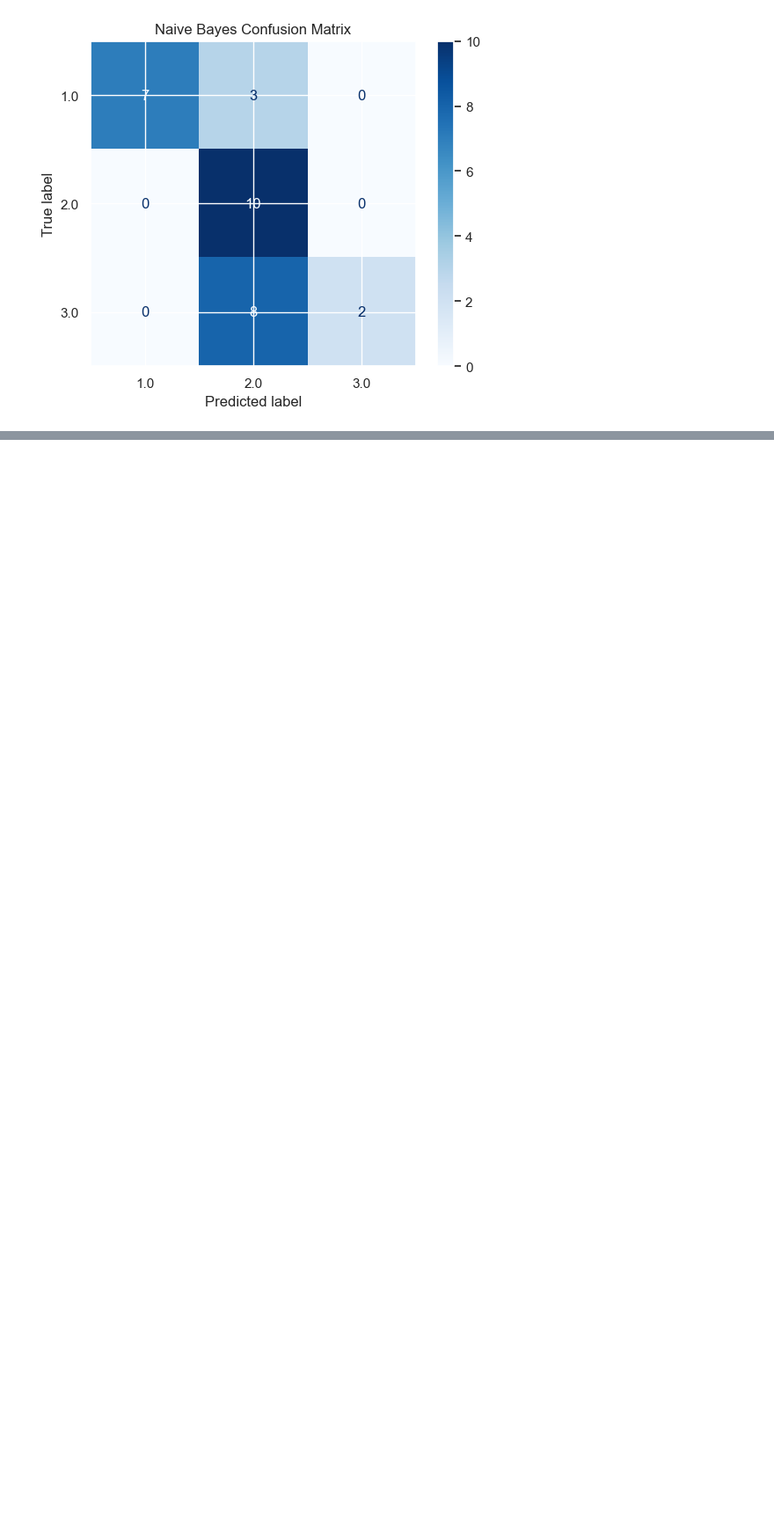
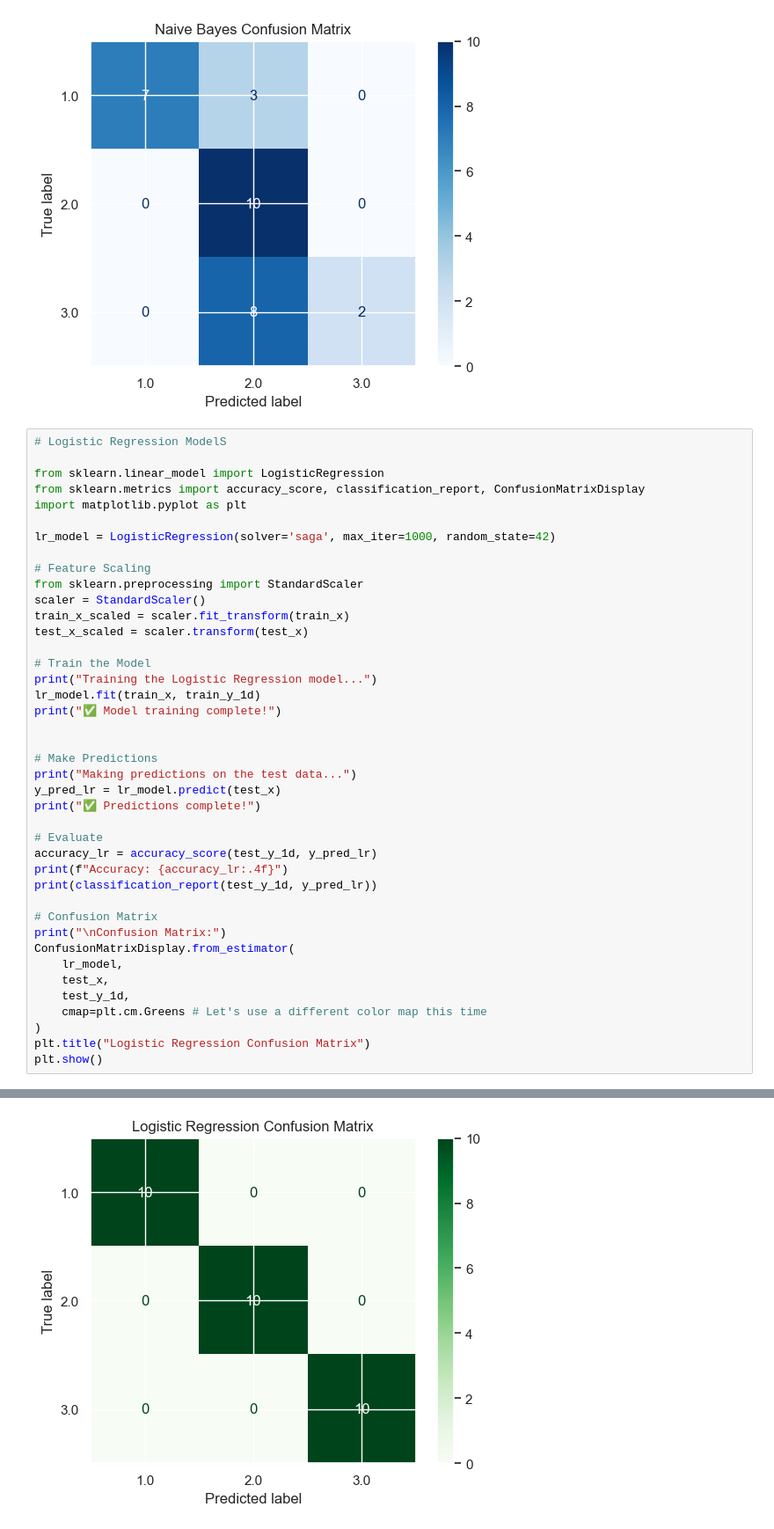
Before and after one commit to miaMAYUE/digi_rec_proj, a Jupyter notebook: test.ipynb, the cells around one changed output, grey strips where cells are left out. Shown: that part at 88% size. Cells and saved outputs as stored; diff of their text form; blank space fills up the shorter version.

```diff
--- a/test.ipynb
+++ b/test.ipynb
@@ -282,3 +282,45 @@ weighted avg       0.83      0.63      0.60        30
 
 Confusion Matrix:
 [figure]
+# %%
+# Logistic Regression ModelS
+
+from sklearn.linear_model import LogisticRegression
+from sklearn.metrics import accuracy_score, classification_report, ConfusionMatrixDisplay
+import matplotlib.pyplot as plt
+
+lr_model = LogisticRegression(solver='saga', max_iter=1000, random_state=42)
+
+# Feature Scaling
+from sklearn.preprocessing import StandardScaler
+scaler = StandardScaler()
+train_x_scaled = scaler.fit_transform(train_x)
+test_x_scaled = scaler.transform(test_x)
+
+# Train the Model
+print("Training the Logistic Regression model...")
+lr_model.fit(train_x, train_y_1d)
+print("✅ Model training complete!")
+
+
+# Make Predictions
+print("Making predictions on the test data...")
+y_pred_lr = lr_model.predict(test_x)
+print("✅ Predictions complete!")
+
+# Evaluate
+accuracy_lr = accuracy_score(test_y_1d, y_pred_lr)
+print(f"Accuracy: {accuracy_lr:.4f}")
+print(classification_report(test_y_1d, y_pred_lr))
+
+# Confusion Matrix
+print("\nConfusion Matrix:")
+ConfusionMatrixDisplay.from_estimator(
+    lr_model,
+    test_x,
+    test_y_1d,
+    cmap=plt.cm.Greens # Let's use a different color map this time
+)
+plt.title("Logistic Regression Confusion Matrix")
+plt.show()
+# %% [output]
@@ -284,0 +344 @@ Confusion Matrix:
+[figure, added]
```
Also changed, not shown: parts of 2 cells of this notebook.
